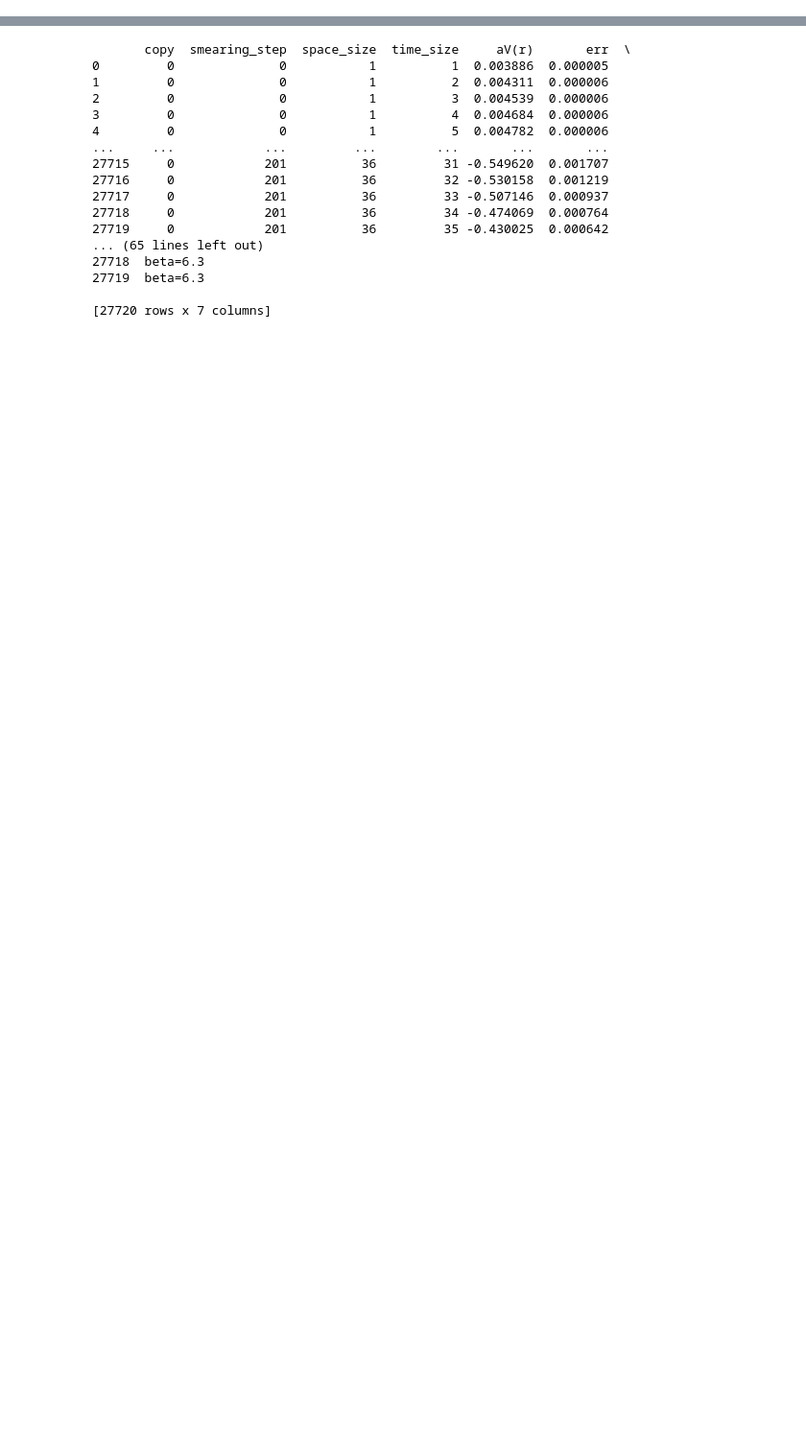
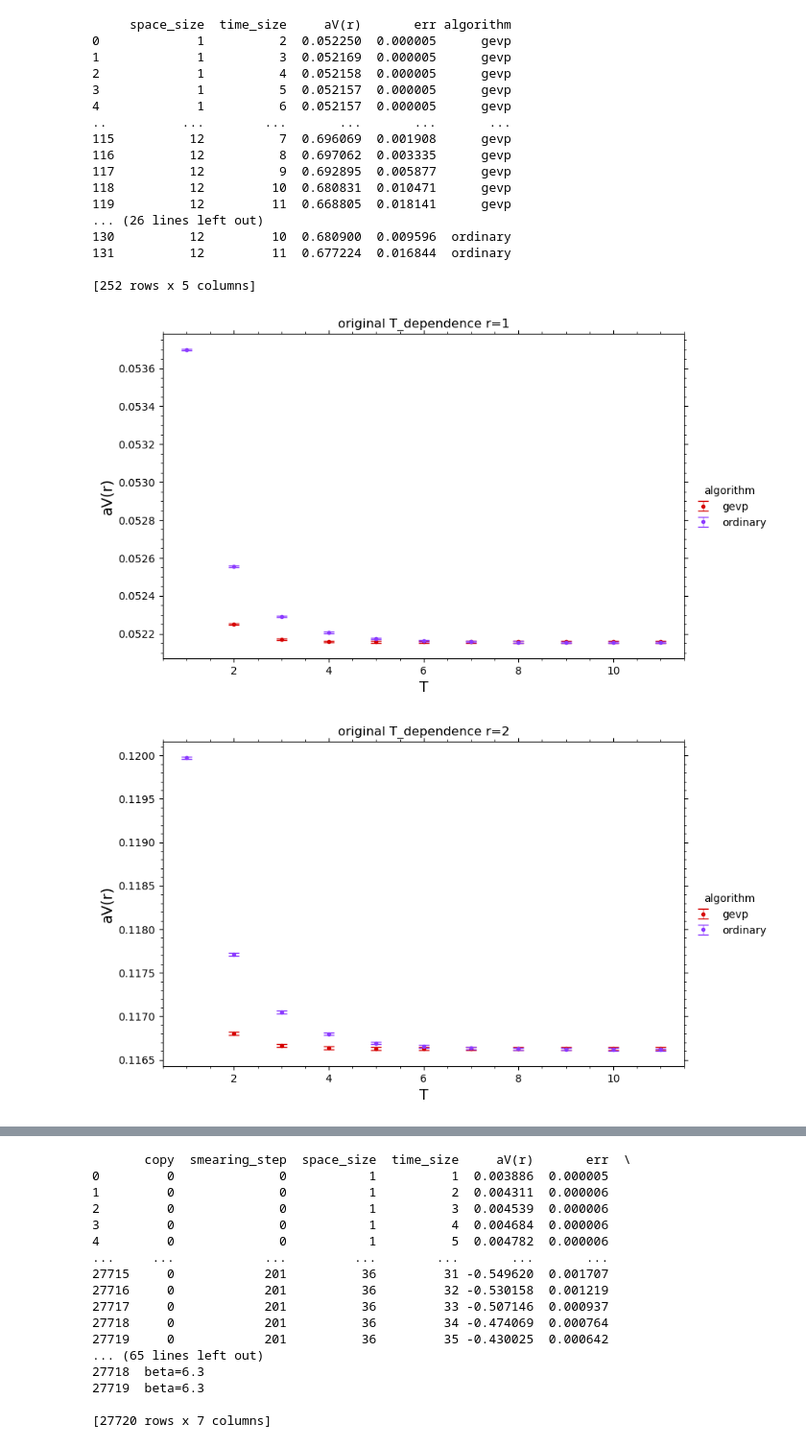
Before and after one commit to ilyakudrov/observables, a Jupyter notebook: python_jupyter/potential/potential_T_dependence.ipynb, the cells around one changed output, grey strips where cells are left out. Shown at 96% size. Saved outputs shown, nothing was run; the diff lists cells and outputs as text; code cells hidden in the pictures; blank space fills up the shorter version.

```diff
--- a/python_jupyter/potential/potential_T_dependence.ipynb
+++ b/python_jupyter/potential/potential_T_dependence.ipynb
@@ -37,0 +170,22 @@ def potential_T_dependence_gluodynamics(lattice_size, L, beta, smearing, additio
+# %%
+potential_T_dependence_ordinary_gevp_comparison('24^4', 'beta6.0', 'HYP1_alpha=1_1_0.5_APE_alpha=0.5', '', 'original', 51)
+# %% [output]
+     space_size  time_size     aV(r)       err algorithm
+0             1          2  0.052250  0.000005      gevp
+1             1          3  0.052169  0.000005      gevp
+2             1          4  0.052158  0.000005      gevp
+3             1          5  0.052157  0.000005      gevp
+4             1          6  0.052157  0.000005      gevp
+..          ...        ...       ...       ...       ...
+115          12          7  0.696069  0.001908      gevp
+116          12          8  0.697062  0.003335      gevp
+117          12          9  0.692895  0.005877      gevp
+118          12         10  0.680831  0.010471      gevp
+119          12         11  0.668805  0.018141      gevp
+... (26 lines left out)
+130          12         10  0.680900  0.009596  ordinary
+131          12         11  0.677224  0.016844  ordinary
+
+[252 rows x 5 columns]
+[figure, added]
+[figure, added]
```
Also changed, not shown: parts of 9 cells of this notebook, 7 other files.
